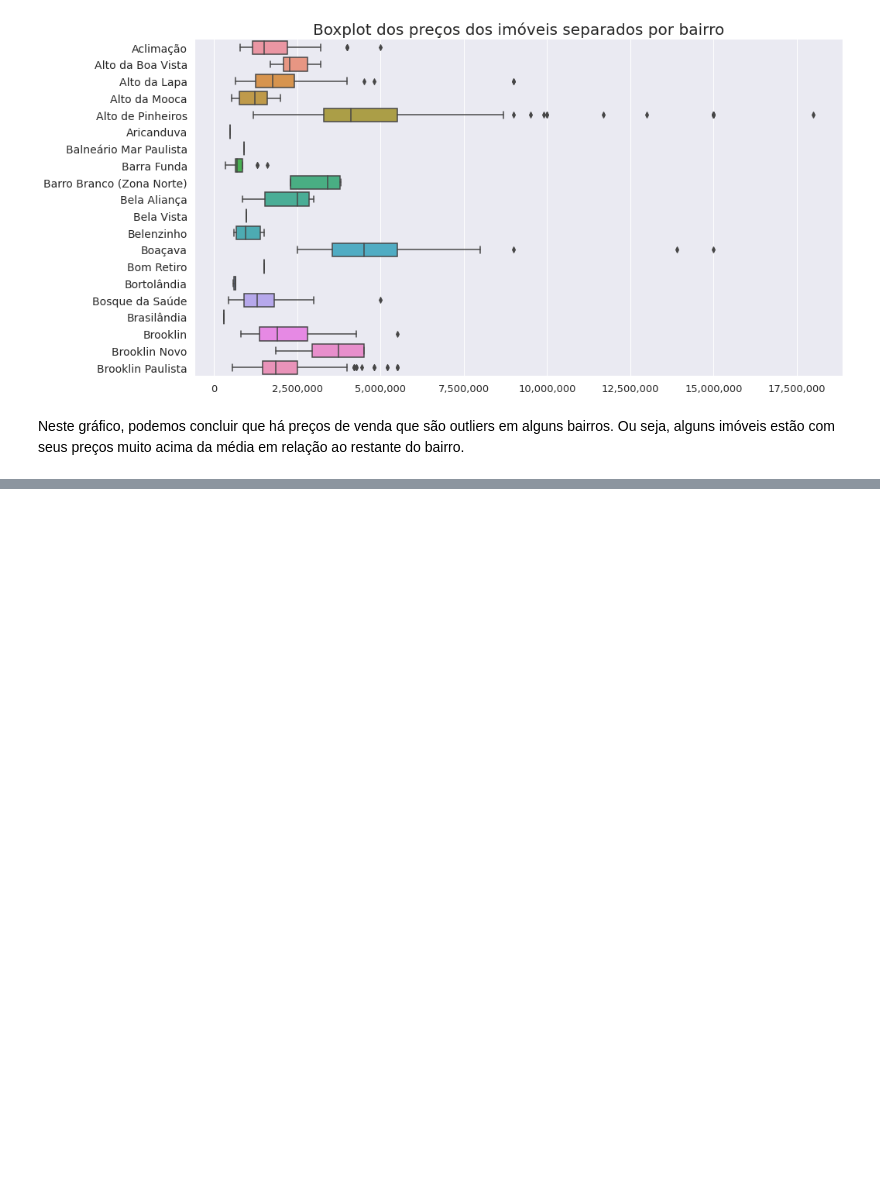
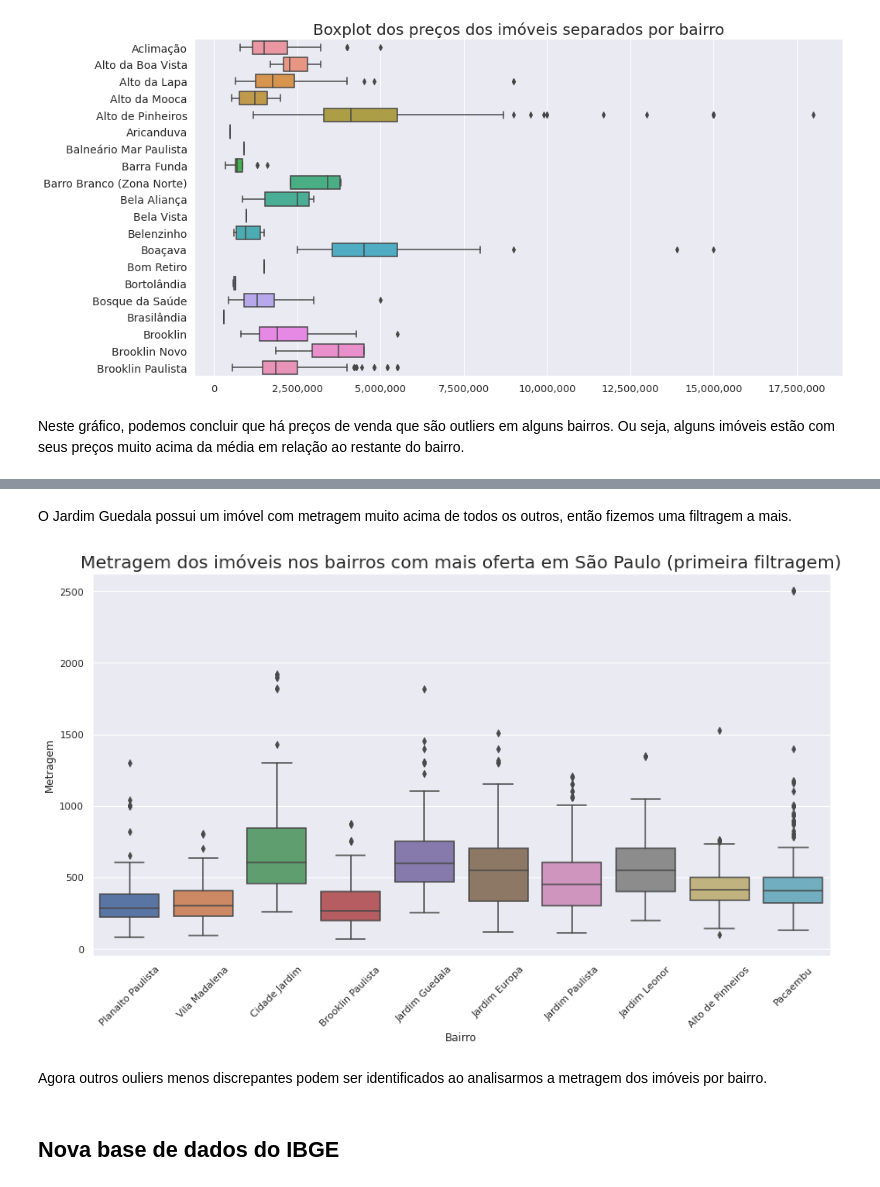
Before and after one commit to Tathy/Pesquisa-Imoveis-SP, a Jupyter notebook: Pesquisa_de_imóveis_em_São_Paulo_Imersão_Dados_Alura.ipynb, the cells around one changed output, grey strips where cells are left out. Saved outputs shown, nothing was run; the diff lists cells and outputs as text; code cells hidden in the pictures; blank space fills up the shorter version.

```diff
--- a/Pesquisa_de_imóveis_em_São_Paulo_Imersão_Dados_Alura.ipynb
+++ b/Pesquisa_de_imóveis_em_São_Paulo_Imersão_Dados_Alura.ipynb
@@ -720,0 +851,14 @@ Neste gráfico, podemos concluir que há preços de venda que são outliers em a
+# %% [markdown]
+O Jardim Guedala possui um imóvel com metragem muito acima de todos os outros, então fizemos uma filtragem a mais.
+# %%
+plt.figure(figsize = (15,8))
+ax = sns.boxplot(data = dados_vendas.query("Bairro in @top_bairros & Metragem < 30000"), x = "Bairro", y = "Metragem")
+ax.set_title("Metragem dos imóveis nos bairros com mais oferta em São Paulo (primeira filtragem)", fontsize = 20)
+ax.tick_params(axis = 'x', rotation = 45)
+plt.show()
+# %% [output]
+[figure, added]
+# %% [markdown]
+Agora outros ouliers menos discrepantes podem ser identificados ao analisarmos a metragem dos imóveis por bairro.
+# %% [markdown]
+## Nova base de dados do IBGE
```
Also changed, not shown: parts of 29 cells of this notebook, 3 other files.
